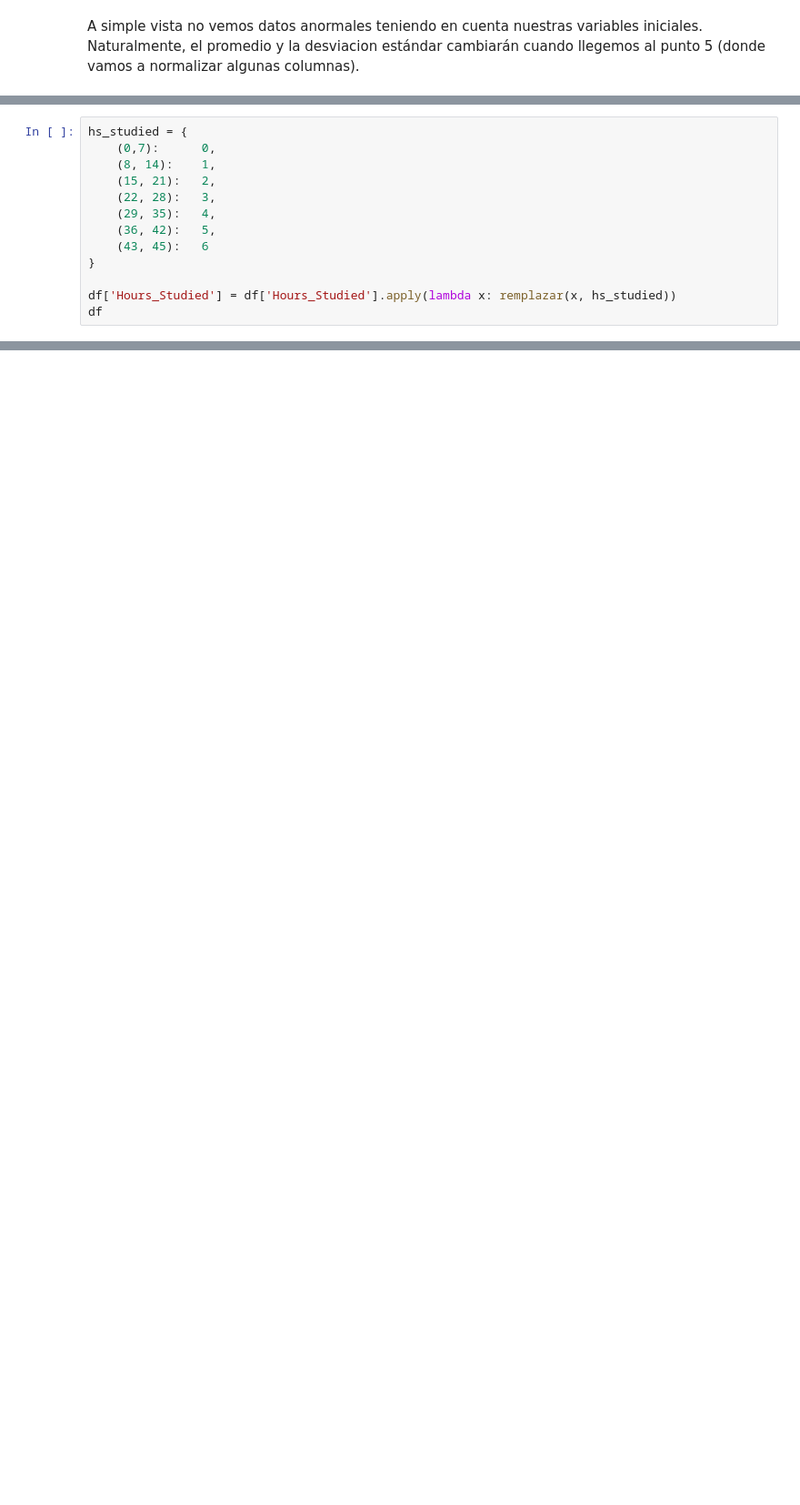
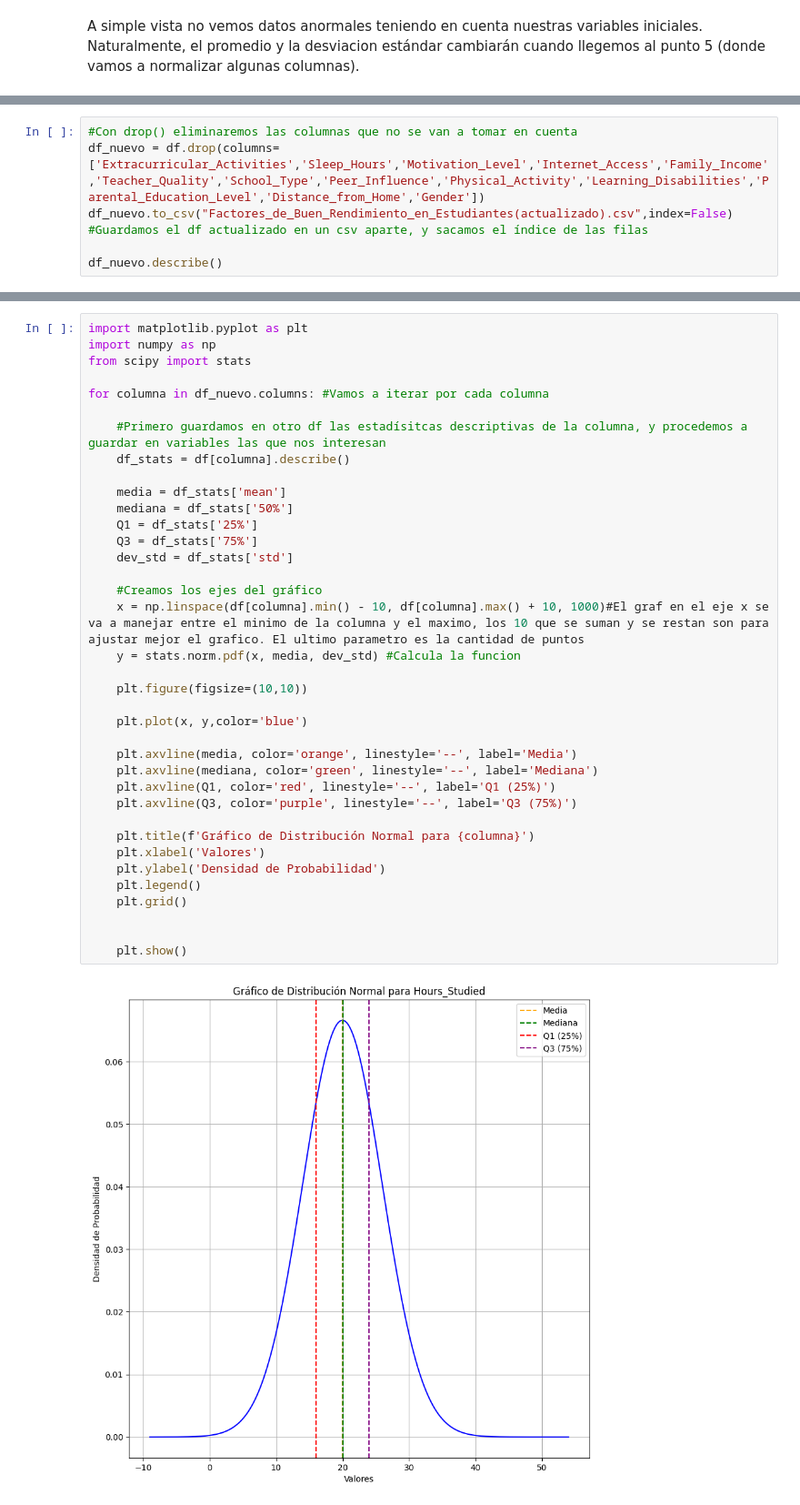
Before and after one commit to Ninsumb/Analisis-Rendimiento-de-Estudiantes, a Jupyter notebook: Parte1-Analisis-Base-de-Datos.ipynb, the cells around one changed output, grey strips where cells are left out. Shown: that part at 91% size. Cells and saved outputs as stored; diff of their text form; blank space fills up the shorter version.

```diff
--- a/Parte1-Analisis-Base-de-Datos.ipynb
+++ b/Parte1-Analisis-Base-de-Datos.ipynb
@@ -271,13 +214,0 @@ Primero, voy a reducir el rango de horas estudiadas para poder interpretar mejor
-# %%
-hs_studied = {
-    (0,7):      0,
-    (8, 14):    1,
-    (15, 21):   2,
-    (22, 28):   3,
-    (29, 35):   4,
-    (36, 42):   5,
-    (43, 45):   6
-}
-
-df['Hours_Studied'] = df['Hours_Studied'].apply(lambda x: remplazar(x, hs_studied))
-df
@@ -301,0 +219,6 @@ En los anteriores puntos, ya hice las conversiones necesarias.
+# %%
+#Con drop() eliminaremos las columnas que no se van a tomar en cuenta
+df_nuevo = df.drop(columns=['Extracurricular_Activities','Sleep_Hours','Motivation_Level','Internet_Access','Family_Income','Teacher_Quality','School_Type','Peer_Influence','Physical_Activity','Learning_Disabilities','Parental_Education_Level','Distance_from_Home','Gender'])
+df_nuevo.to_csv("Factores_de_Buen_Rendimiento_en_Estudiantes(actualizado).csv",index=False) #Guardamos el df actualizado en un csv aparte, y sacamos el índice de las filas
+
+df_nuevo.describe()
@@ -301,0 +237,39 @@ En los anteriores puntos, ya hice las conversiones necesarias.
+# %%
+import matplotlib.pyplot as plt
+import numpy as np
+from scipy import stats
+
+for columna in df_nuevo.columns: #Vamos a iterar por cada columna
+
+    #Primero guardamos en otro df las estadísitcas descriptivas de la columna, y procedemos a guardar en variables las que nos interesan
+    df_stats = df[columna].describe()
+
+    media = df_stats['mean']
+    mediana = df_stats['50%']
+    Q1 = df_stats['25%']
+    Q3 = df_stats['75%']
+    dev_std = df_stats['std']
+
+    #Creamos los ejes del gráfico
+    x = np.linspace(df[columna].min() - 10, df[columna].max() + 10, 1000)#El graf en el eje x se va a manejar entre el minimo de la columna y el maximo, los 10 que se suman y se restan son para ajustar mejor el grafico. El ultimo parametro es la cantidad de puntos
+    y = stats.norm.pdf(x, media, dev_std) #Calcula la funcion
+
+    plt.figure(figsize=(10,10))
+
+    plt.plot(x, y,color='blue')
+
+    plt.axvline(media, color='orange', linestyle='--', label='Media')
+    plt.axvline(mediana, color='green', linestyle='--', label='Mediana')
+    plt.axvline(Q1, color='red', linestyle='--', label='Q1 (25%)')
+    plt.axvline(Q3, color='purple', linestyle='--', label='Q3 (75%)')
+
+    plt.title(f'Gráfico de Distribución Normal para {columna}')
+    plt.xlabel('Valores')
+    plt.ylabel('Densidad de Probabilidad')
+    plt.legend()
+    plt.grid()
+
+
+    plt.show()
+# %% [output]
+[figure, added]
```
Also changed, not shown: parts of 23 cells of this notebook, 2 other files.
